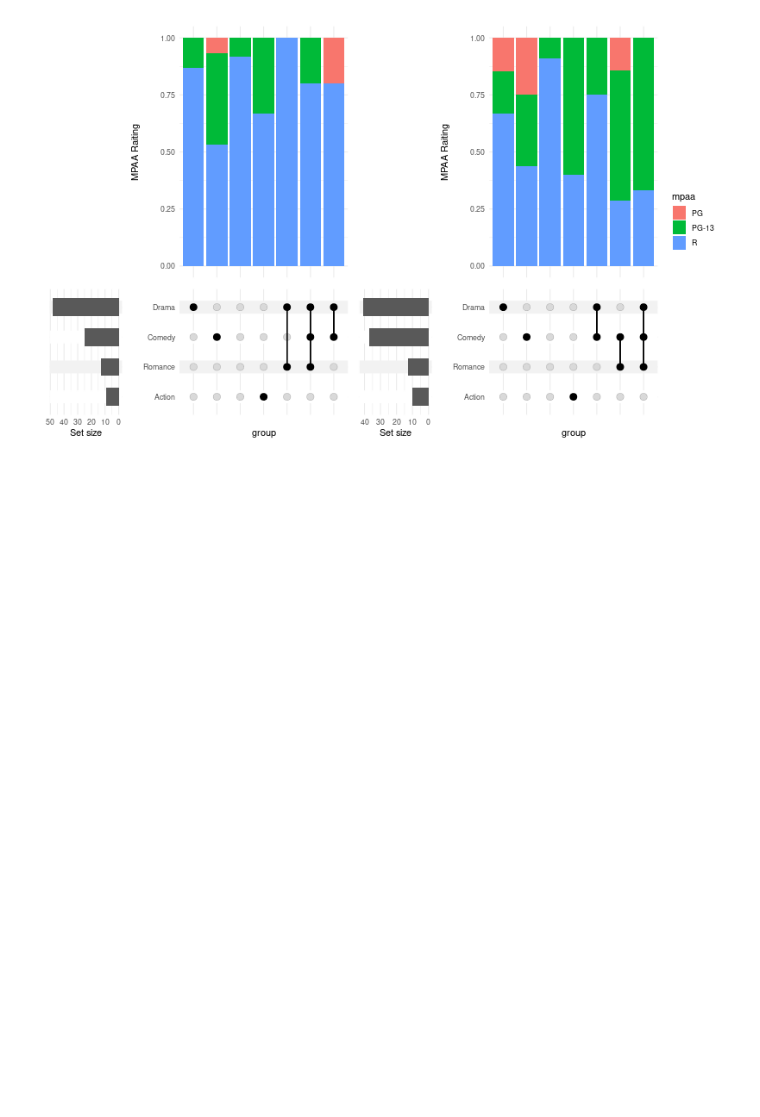
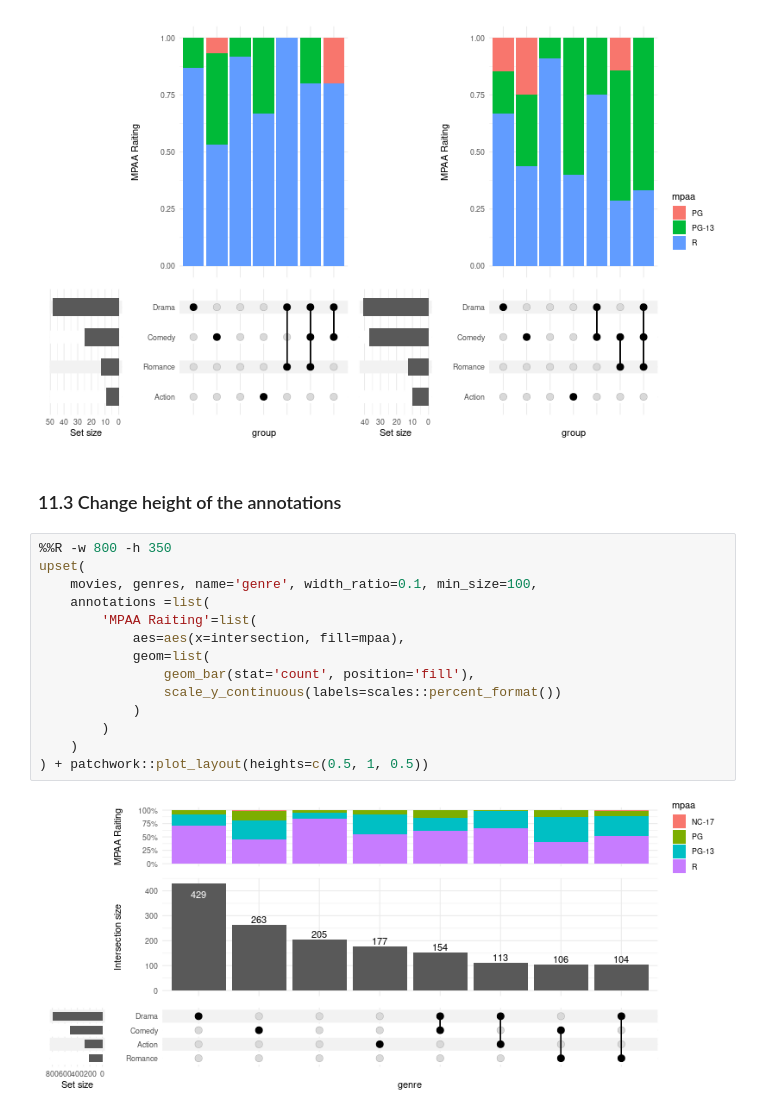
Before and after one commit to krassowski/complex-upset, a Jupyter notebook: vignettes/Examples.ipynb, the cells around one changed output. Cells and saved outputs as stored; diff of their text form; blank space fills up the shorter version.

```diff
--- a/vignettes/Examples.ipynb
+++ b/vignettes/Examples.ipynb
@@ -1028,3 +1034,21 @@ u2 = upset(data_2, genres, min_size=5, base_annotations=annotations)
 (u1 | u2) + plot_layout(guides='collect')
 # %% [output]
 [figure]
+# %% [markdown]
+### 11.3 Change height of the annotations
+# %%
+%%R -w 800 -h 350
+upset(
+    movies, genres, name='genre', width_ratio=0.1, min_size=100,
+    annotations =list(
+        'MPAA Raiting'=list(
+            aes=aes(x=intersection, fill=mpaa),
+            geom=list(
+                geom_bar(stat='count', position='fill'),
+                scale_y_continuous(labels=scales::percent_format())
+            )
+        )
+    )
+) + patchwork::plot_layout(heights=c(0.5, 1, 0.5))
+# %% [output]
+[figure, added]
```
Also changed, not shown: parts of 2 cells of this notebook, 1 other file.
